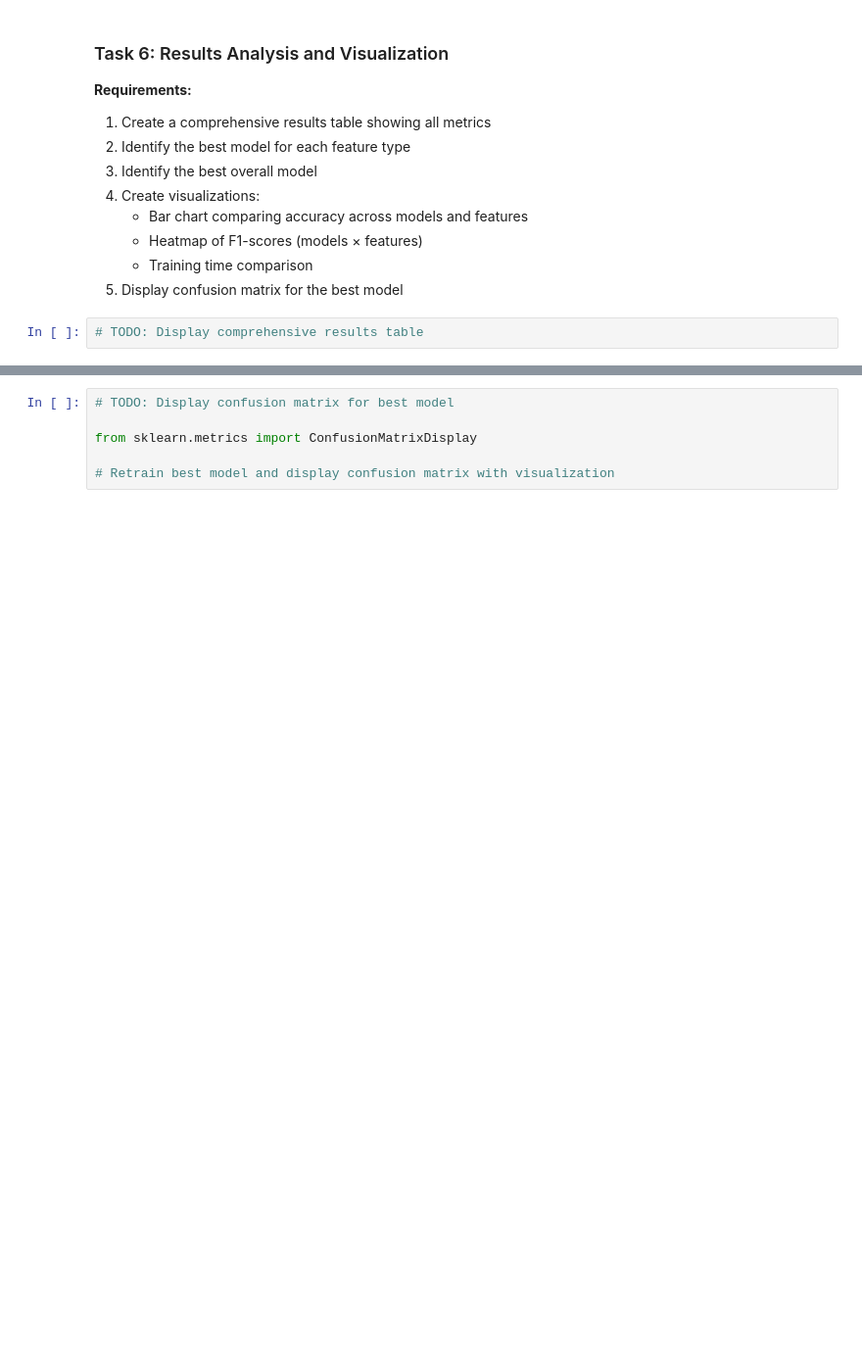
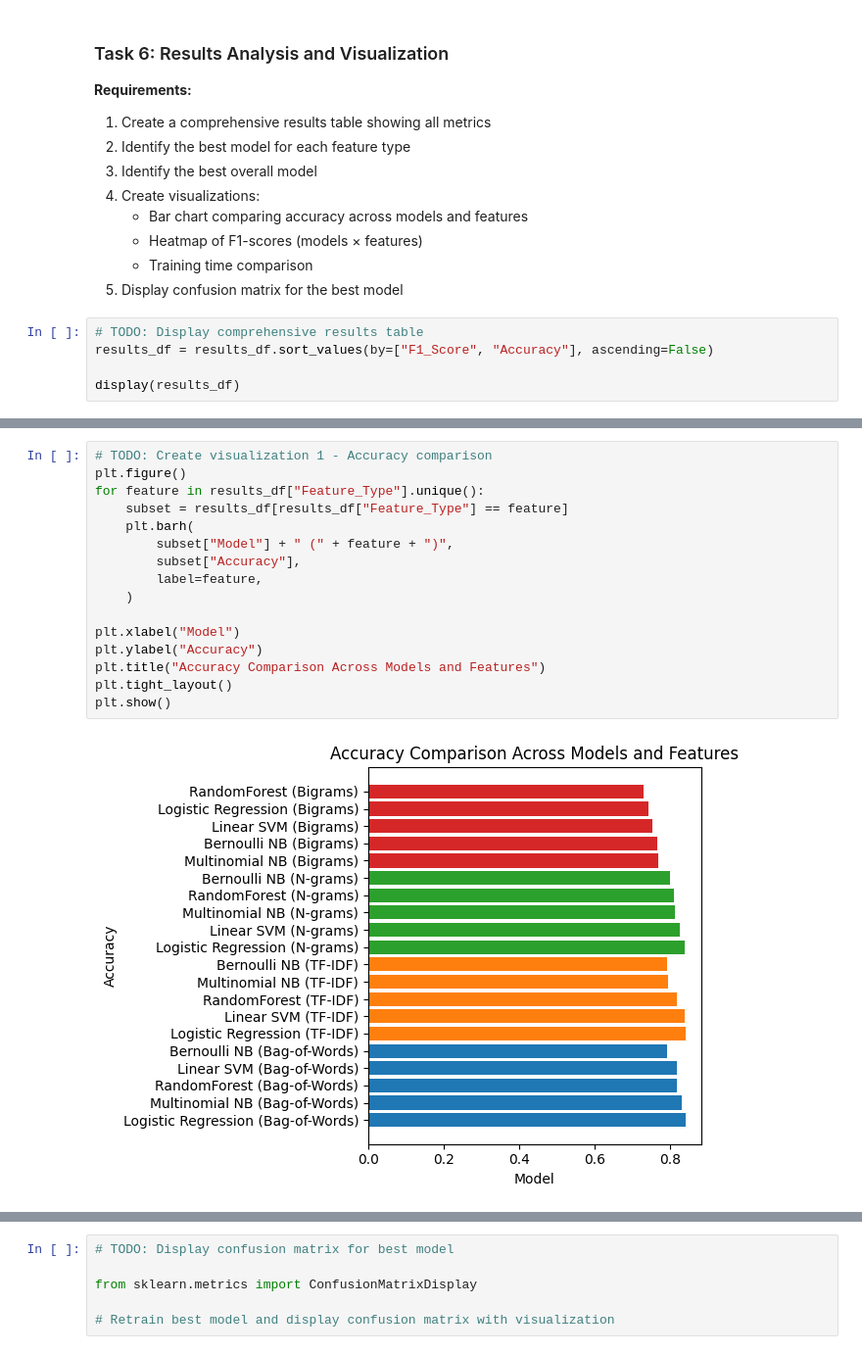
Before and after one commit to gooners006/MSE, a Jupyter notebook: NLP501/NLP_Lab02_Extra_Requirements.ipynb, the cells around one changed output, grey strips where cells are left out. Shown at 98% size. Saved outputs shown, nothing was run; the diff lists cells and outputs as text; blank space fills up the shorter version.

```diff
--- a/NLP501/NLP_Lab02_Extra_Requirements.ipynb
+++ b/NLP501/NLP_Lab02_Extra_Requirements.ipynb
@@ -562,3 +842,6 @@ NameError: name 'X_train_bow' is not defined
 5. Display confusion matrix for the best model
 # %%
 # TODO: Display comprehensive results table
+results_df = results_df.sort_values(by=["F1_Score", "Accuracy"], ascending=False)
+
+display(results_df)
@@ -570,0 +881,18 @@ NameError: name 'X_train_bow' is not defined
+# %%
+# TODO: Create visualization 1 - Accuracy comparison
+plt.figure()
+for feature in results_df["Feature_Type"].unique():
+    subset = results_df[results_df["Feature_Type"] == feature]
+    plt.barh(
+        subset["Model"] + " (" + feature + ")",
+        subset["Accuracy"],
+        label=feature,
+    )
+
+plt.xlabel("Model")
+plt.ylabel("Accuracy")
+plt.title("Accuracy Comparison Across Models and Features")
+plt.tight_layout()
+plt.show()
+# %% [output]
+[figure, added]
```
Also changed, not shown: parts of 18 cells of this notebook, 5 other files.
